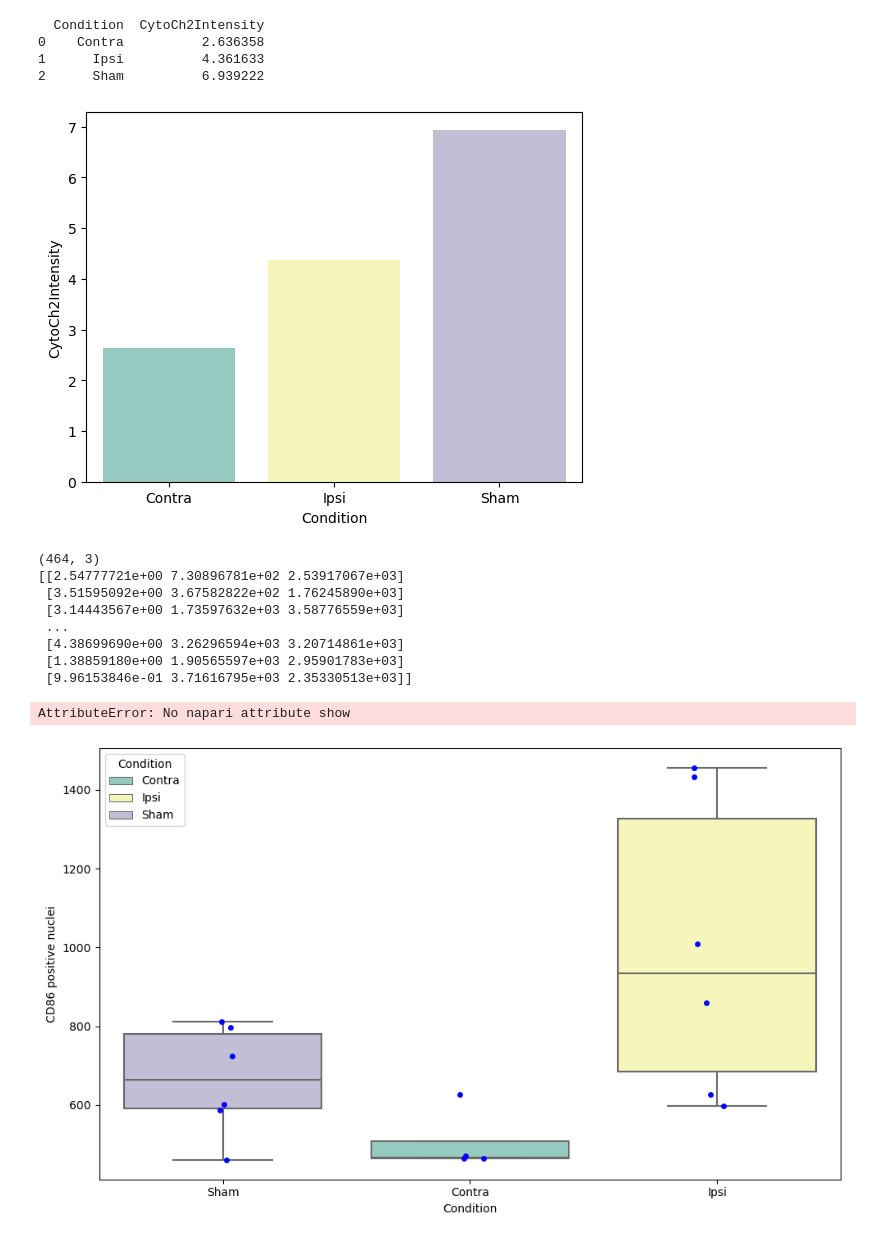
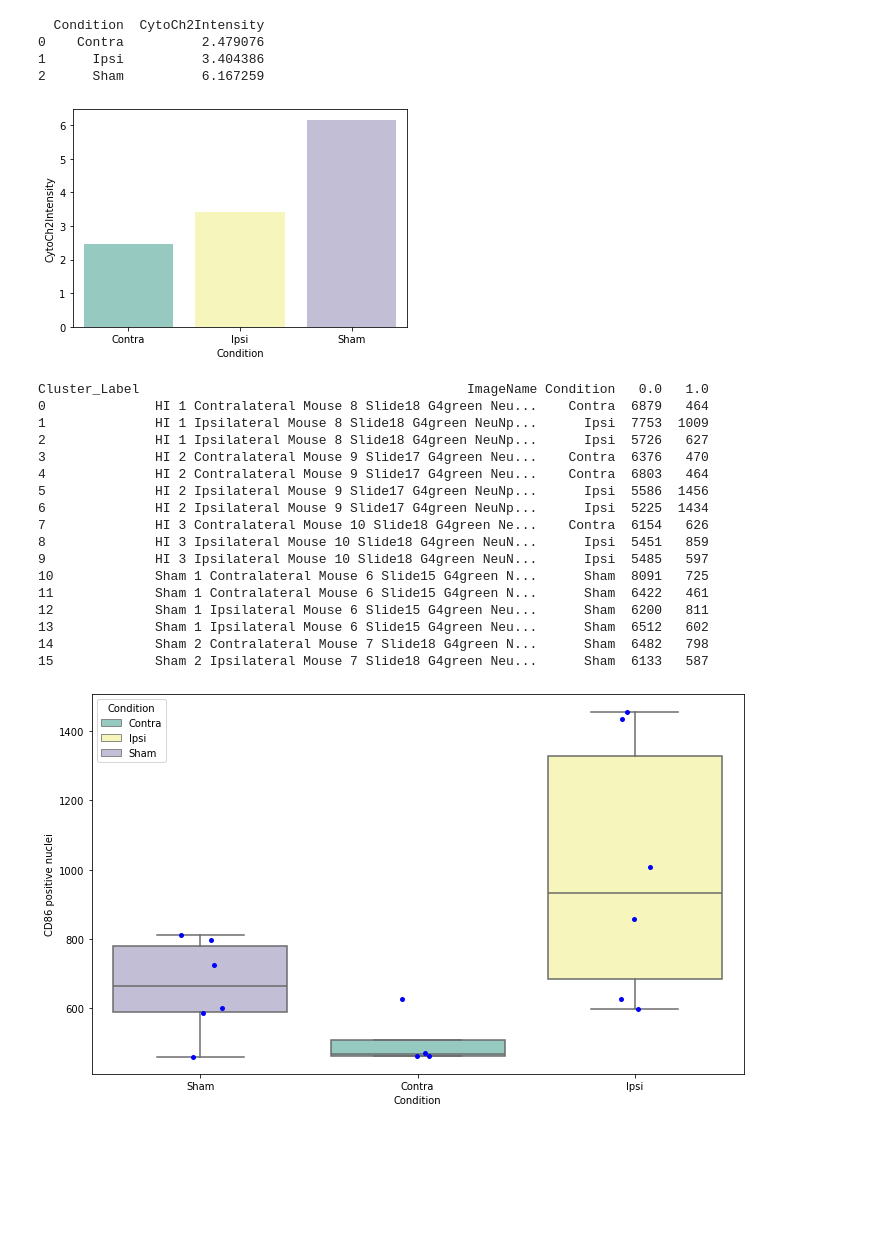
Before and after one commit to jvgrini/nuclei, a Jupyter notebook: dataAnalysisNotebooks/cyto.ipynb, the cells around one changed output. Cells and saved outputs as stored; diff of their text form; code cells hidden in the pictures; blank space fills up the shorter version.

Commit message:
stats test cyto

```diff
--- a/dataAnalysisNotebooks/cyto.ipynb
+++ b/dataAnalysisNotebooks/cyto.ipynb
@@ -9,20 +9,20 @@ pd.set_option('display.width', 2000)
 # %%
 nucleus_df = pd.read_csv('csv/nuclei3.csv')
 # %%
-df = nucleus_df[nucleus_df['Location'] != 'Undefined']
-mean_intensity = df.groupby('Condition')['CytoCh2Intensity'].mean().reset_index()
+
+mean_intensity = nucleus_df.groupby('Condition')['CytoCh2Intensity'].mean().reset_index()
 
 print(mean_intensity)
 
 # Plotting
 sns.barplot(data=mean_intensity, x='Condition', y='CytoCh2Intensity', palette='Set3')
 plt.show()
 # %% [output]
   Condition  CytoCh2Intensity
-0    Contra          2.636358
-1      Ipsi          4.361633
-2      Sham          6.939222
+0    Contra          2.479076
+1      Ipsi          3.404386
+2      Sham          6.167259
-[figure, old version]
+[figure, new version]
 # %%
 import napari
 all_sorted_clusters = []
@@ -59,31 +59,36 @@ centroids = img1_df['Centroid'].apply(eval)
 centroids_array = np.array(centroids.tolist())  # Transpose the array to get the desired shape
 
 # Check the shape of the centroids array
-print(centroids_array.shape)
-print(centroids_array)
 
 from skimage import io
-img= io.imread("D:/Users/Jonas/nuclei\imagesAndMasks\images_HI_contra\HI 2 Contralateral Mouse 9 Slide17 G4green NeuNpink CD86red 40x 4x4 technical replica2.lsm")
+#img= io.imread("D:/Users/Jonas/nuclei\imagesAndMasks\images_HI_contra\HI 2 Contralateral Mouse 9 Slide17 G4green NeuNpink CD86red 40x 4x4 technical replica2.lsm")
 
-viewer = napari.view_image(img, scale =([0.9278, 0.3459, 0.3459]), channel_axis=3 )
-viewer.add_points(centroids_array, size=10, symbol='cross', edge_color='blue', face_color='blue', name='Nuclei Centroids', scale=([0.9278, 0.3459, 0.3459]))
-napari.run()
-print(img1_df.head())
+#viewer = napari.view_image(img, scale =([0.9278, 0.3459, 0.3459]), channel_axis=3 )
+#viewer.add_points(centroids_array, size=10, symbol='cross', edge_color='blue', face_color='blue', name='Nuclei Centroids', scale=([0.9278, 0.3459, 0.3459]))
+#napari.run()
 grouped_df = nucleus_df.groupby(['ImageName', 'Condition', 'Cluster_Label']).size().unstack(fill_value=0)
 
 # Reset index to make 'ImageName', 'Condition', and 'Cluster_Label' as columns
 grouped_df.reset_index(inplace=True)
 print(grouped_df)
 # %% [output]
-(464, 3)
-[[2.54777721e+00 7.30896781e+02 2.53917067e+03]
- [3.51595092e+00 3.67582822e+02 1.76245890e+03]
- [3.14443567e+00 1.73597632e+03 3.58776559e+03]
- ...
- [4.38699690e+00 3.26296594e+03 3.20714861e+03]
- [1.38859180e+00 1.90565597e+03 2.95901783e+03]
- [9.96153846e-01 3.71616795e+03 2.35330513e+03]]
+Cluster_Label                                          ImageName Condition   0.0   1.0
+0              HI 1 Contralateral Mouse 8 Slide18 G4green Neu...    Contra  6879   464
+1              HI 1 Ipsilateral Mouse 8 Slide18 G4green NeuNp...      Ipsi  7753  1009
+2              HI 1 Ipsilateral Mouse 8 Slide18 G4green NeuNp...      Ipsi  5726   627
+3              HI 2 Contralateral Mouse 9 Slide17 G4green Neu...    Contra  6376   470
+4              HI 2 Contralateral Mouse 9 Slide17 G4green Neu...    Contra  6803   464
+5              HI 2 Ipsilateral Mouse 9 Slide17 G4green NeuNp...      Ipsi  5586  1456
+6              HI 2 Ipsilateral Mouse 9 Slide17 G4green NeuNp...      Ipsi  5225  1434
+7              HI 3 Contralateral Mouse 10 Slide18 G4green Ne...    Contra  6154   626
+8              HI 3 Ipsilateral Mouse 10 Slide18 G4green NeuN...      Ipsi  5451   859
+9              HI 3 Ipsilateral Mouse 10 Slide18 G4green NeuN...      Ipsi  5485   597
+10             Sham 1 Contralateral Mouse 6 Slide15 G4green N...      Sham  8091   725
+11             Sham 1 Contralateral Mouse 6 Slide15 G4green N...      Sham  6422   461
+12             Sham 1 Ipsilateral Mouse 6 Slide15 G4green Neu...      Sham  6200   811
+13             Sham 1 Ipsilateral Mouse 6 Slide15 G4green Neu...      Sham  6512   602
+14             Sham 2 Contralateral Mouse 7 Slide18 G4green N...      Sham  6482   798
+15             Sham 2 Ipsilateral Mouse 7 Slide18 G4green Neu...      Sham  6133   587
-AttributeError: No napari attribute show
 # %%
 
 order = ['Sham', 'Contra', 'Ipsi']
@@ -94,6 +99,7 @@ plt.xlabel('Condition')
 plt.ylabel('CD86 positive nuclei')
 plt.legend(title='Condition')
 plt.tight_layout()
+#plt.savefig("plots/cd86Positive.pdf")
 plt.show()
 # %% [output]
-[figure, old version]
+[figure, new version]
```
Also changed, not shown: parts of 3 cells of this notebook.
